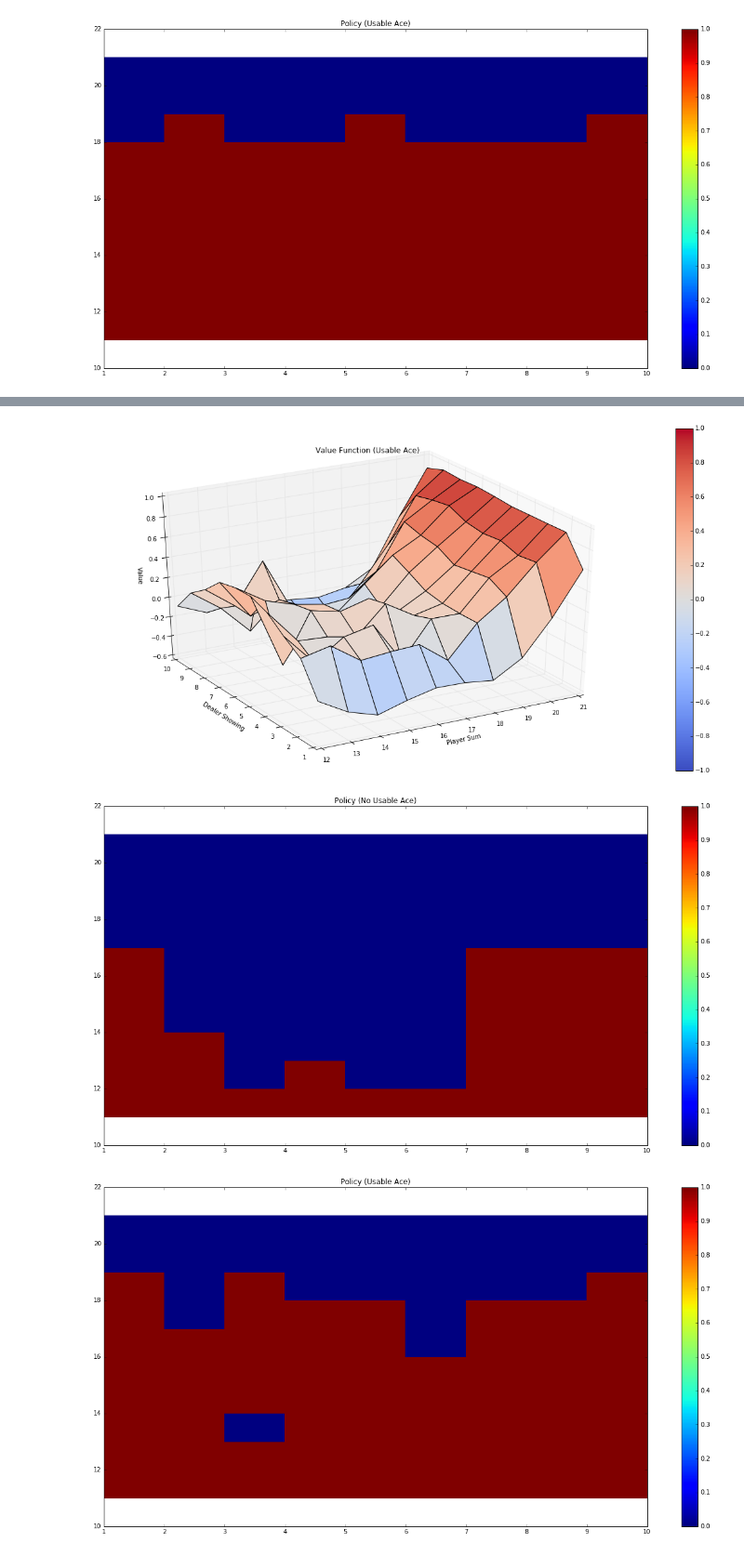
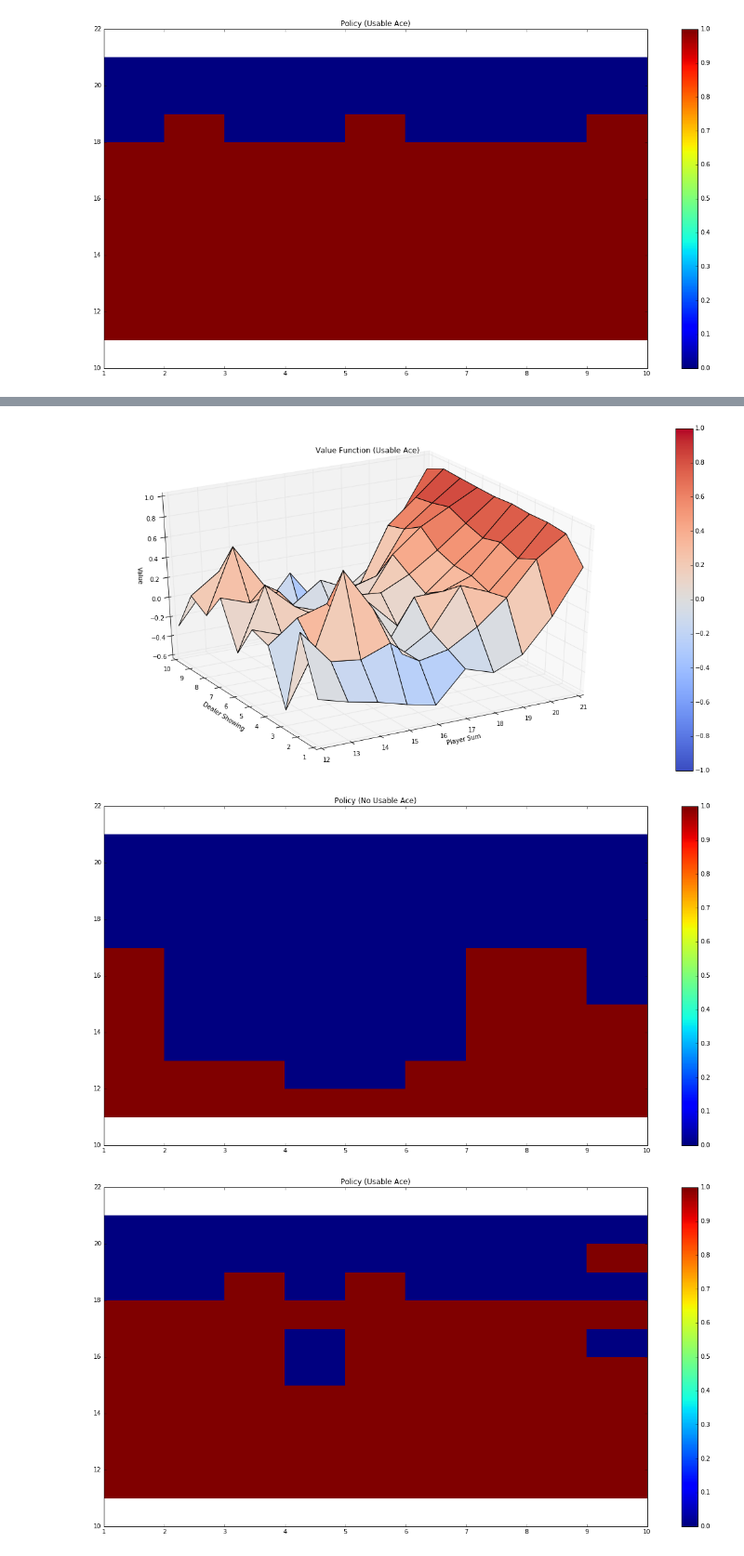
Before and after one commit to Pulkit-Khandelwal/rlcourse-february-3-AlexPiche, a Jupyter notebook: RL Assignment1.ipynb, the cells around one changed output, grey strips where cells are left out. Shown at 93% size. Cells and saved outputs as stored; diff of their text form; code cells hidden in the pictures.

Commit message:
fix gamma t,s

```diff
--- a/RL Assignment1.ipynb
+++ b/RL Assignment1.ipynb
@@ -99,6 +125,22 @@ def plotPolicy(pi, title="Policy"):
 
     plot_heatmap(X, Y, Z_noace, "{} (No Usable Ace)".format(title))
     plot_heatmap(X, Y, Z_ace, "{} (Usable Ace)".format(title))
+# %%
+def computeGamma(episodes, rewards, p=0.97):
+    distArray = defaultdict(lambda: [])
+    j = 0
+    for episode in episodes:
+
+        for s, _, r in episode:
+            distArray[s].append(rewards[j])
+        j += 1
+
+    gamma = defaultdict(lambda: 0.0)
+
+    for k, v in distArray.iteritems():
+        gamma[k] = np.percentile(distArray[k], p*100)
+
+    return gamma
 # %%
 def generateTrajectory(P, env, N=100, epsilon=0.1):
     """
@@ -106,48 +148,51 @@ def generateTrajectory(P, env, N=100, epsilon=0.1):
     output:: total reward of the trajectory
     """
     episodes = []
+    rewards = []
     for i in range(N):
         fin = False
         s = env.reset()
         episode = []
-
+        r_tot = 0
         for t in range(100):
             if np.random.rand(1) < epsilon:
                 a = np.random.choice(np.arange(env.action_space.n), p=np.ones(env.action_space.n)/env.action_space.n)
             else:
                 a = np.random.choice(np.arange(env.action_space.n), p=P[s])
             s1,r,fin,_ = env.step(a)
-
+            r_tot += r
             episode.append((s, a, r))
             if fin:
                 break
             s = s1
 
         episodes.append(episode)
-
-    return episodes
+        rewards.append(r_tot)
+    return episodes, rewards
 
 
 
 
-def updatePolicy(episodes, P, alpha=0.7, phi=0.1):
+def updatePolicy(episodes, rewards, P, alpha=0.7, phi=0.1):
     """
     N strategies X1, ..., XN and their scores SX1, ..., SXN
     """
-    gamma_t = 0#np.percentile(rewards, 100*(1-phi))
+    gamma_t = computeGamma(episodes, rewards)
+    j = 0
     num = defaultdict(lambda: np.zeros(env.action_space.n))
     denom = defaultdict(lambda: np.zeros(env.action_space.n))
     for episode in episodes:
-        if episode[len(episode)-1][2] >= gamma_t:
-            for s, a, _ in episode:
+        for s, a, _ in episode:
+            if rewards[j] >= np.max((0.0, gamma_t[s])):
                 num[s][a] += 1.
                 denom[s] += 1.
+        j += 1
     for k, _ in denom.iteritems():
         P[k] += alpha*(num[k]/denom[k]-P[k])
 
     return P
 # %%
-def offPolicyMCControl(nb_iter, epsilon=0.1, Vtrue=np.nan, computeMSE=False, gamma=1.0, CE=False):
+def offPolicyMCControl(nb_iter, epsilon=0.1, Vtrue=np.nan, computeMSE=True, gamma=1.0, CE=False):
     MSE = np.zeros(nb_iter)
     Q = defaultdict(lambda: np.zeros(env.action_space.n))
     pi = defaultdict(lambda: np.ones(1))
@@ -156,7 +201,7 @@ def offPolicyMCControl(nb_iter, epsilon=0.1, Vtrue=np.nan, computeMSE=False, gam
     P = defaultdict(lambda: np.ones(env.action_space.n)/env.action_space.n)
     j = 0
     for i in range(nb_iter/1000):
-        episodes = generateTrajectory(P, env, N=1000, epsilon=epsilon)
+        episodes, rewards = generateTrajectory(P, env, N=1000, epsilon=epsilon)
         for episode in episodes:
             G = 0
             W = 1 # the importance sampling weight
@@ -178,7 +223,7 @@ def offPolicyMCControl(nb_iter, epsilon=0.1, Vtrue=np.nan, computeMSE=False, gam
             j += 1
 
         if CE:
-            P = updatePolicy(episodes, P)
+            P = updatePolicy(episodes, rewards, P)
     return pi, V, MSE
 
 def MSE_valueFunction(V, Vtrue):
@@ -190,7 +235,7 @@ def MSE_valueFunction(V, Vtrue):
             cost += (v)**2
     return cost
 # %%
-pi, Vtrue, MSE = offPolicyMCControl(int(1e6), CE=False)
+_, Vtrue, _ = offPolicyMCControl(int(5e5), CE=False, computeMSE=False)
 # %% [markdown]
 ![title](Blackjack.png)
 # %%
@@ -203,7 +248,7 @@ plotPolicy(pi)
 [figure]
 [figure]
 # %%
-pi, V, MSE2 = offPolicyMCControl(int(5e5), CE=True, Vtrue=Vtrue, computeMSE=True)
+pi, V, MSE2 = offPolicyMCControl(int(2e5), CE=True, Vtrue=Vtrue)
 plotting.plot_value_function(V)
 plotPolicy(pi)
 # %% [output]
@@ -211,6 +256,6 @@ plotPolicy(pi)
-[figure, old version]
+[figure, new version]
-[figure, old version]
+[figure, new version]
-[figure, old version]
+[figure, new version]
 # %%
 fig = plt.figure(figsize=(20, 10))
 
```
Also changed, not shown: parts of 6 cells of this notebook.
